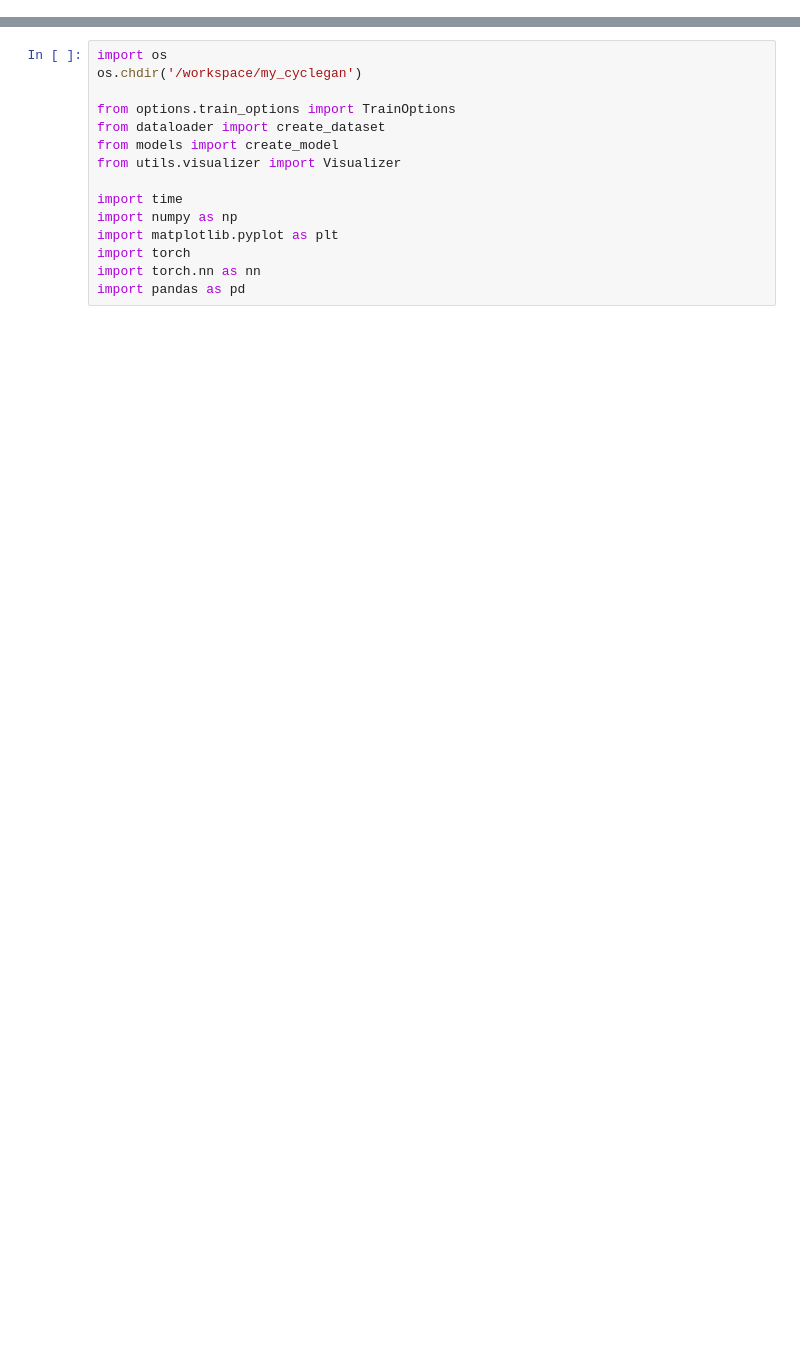
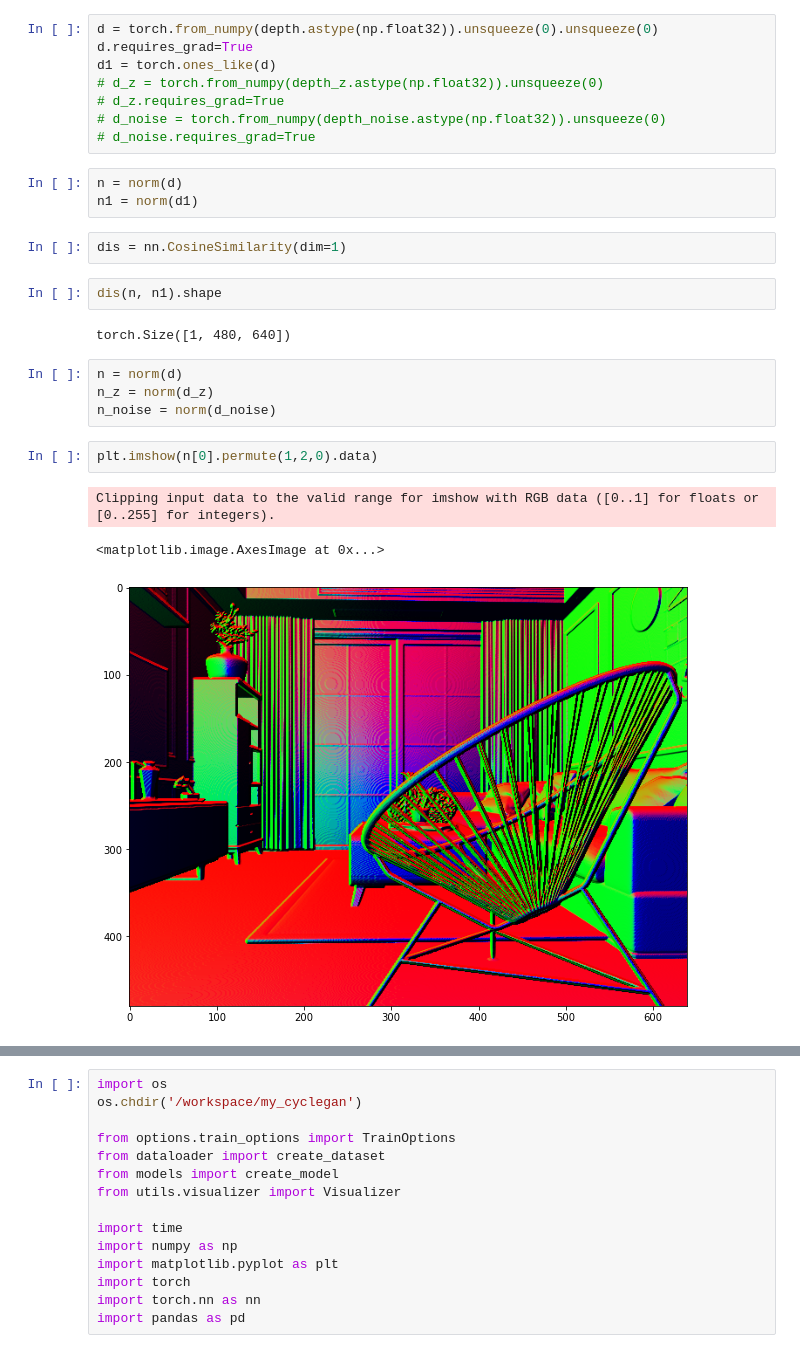
Before and after one commit to maxs-kan/my_cyclegan, a Jupyter notebook: code_check.ipynb, the cells around one changed output, grey strips where cells are left out. Drawn from its saved outputs; the diff is of its cells as text; blank space fills up the shorter version.

```diff
--- a/code_check.ipynb
+++ b/code_check.ipynb
@@ -5,0 +133,27 @@
+# %%
+d = torch.from_numpy(depth.astype(np.float32)).unsqueeze(0).unsqueeze(0)
+d.requires_grad=True
+d1 = torch.ones_like(d)
+# d_z = torch.from_numpy(depth_z.astype(np.float32)).unsqueeze(0)
+# d_z.requires_grad=True
+# d_noise = torch.from_numpy(depth_noise.astype(np.float32)).unsqueeze(0)
+# d_noise.requires_grad=True
+# %%
+n = norm(d)
+n1 = norm(d1)
+# %%
+dis = nn.CosineSimilarity(dim=1)
+# %%
+dis(n, n1).shape
+# %% [output]
+torch.Size([1, 480, 640])
+# %%
+n = norm(d)
+n_z = norm(d_z)
+n_noise = norm(d_noise)
+# %%
+plt.imshow(n[0].permute(1,2,0).data)
+# %% [output]
+Clipping input data to the valid range for imshow with RGB data ([0..1] for floats or [0..255] for integers).
+<matplotlib.image.AxesImage at 0x...>
+[figure, added]
```
Also changed, not shown: parts of 74 cells of this notebook, 13 other files.
